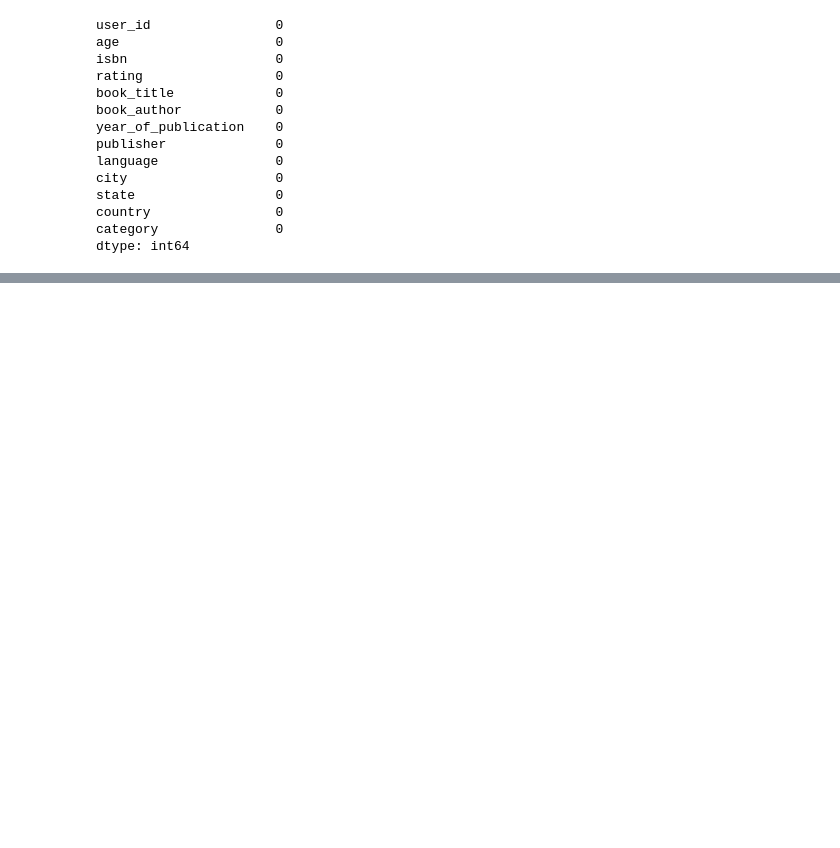
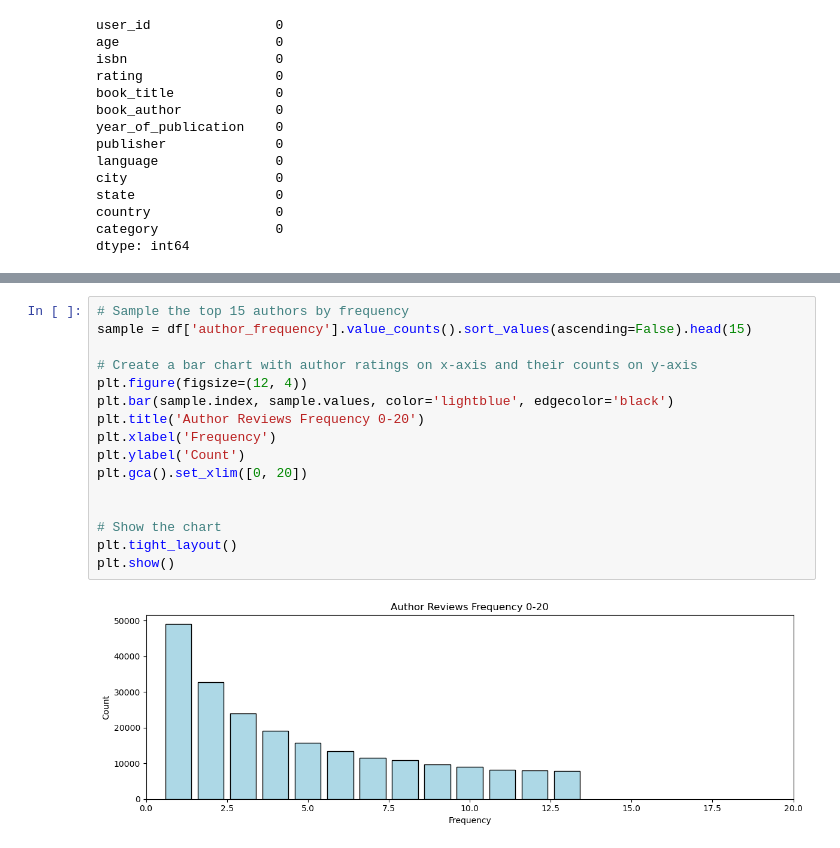
Before and after one commit to DiegoFA1/oct2024_capstone, a Jupyter notebook: notebooks/Preprocessing.ipynb, the cells around one changed output, grey strips where cells are left out. Drawn from its saved outputs; the diff is of its cells as text; blank space fills up the shorter version.

```diff
--- a/notebooks/Preprocessing.ipynb
+++ b/notebooks/Preprocessing.ipynb
@@ -66,0 +335,18 @@ As we can see, even though our data is clean, we are dealing with a large number
+# %%
+# Sample the top 15 authors by frequency
+sample = df['author_frequency'].value_counts().sort_values(ascending=False).head(15)
+
+# Create a bar chart with author ratings on x-axis and their counts on y-axis
+plt.figure(figsize=(12, 4))
+plt.bar(sample.index, sample.values, color='lightblue', edgecolor='black')
+plt.title('Author Reviews Frequency 0-20')
+plt.xlabel('Frequency')
+plt.ylabel('Count')
+plt.gca().set_xlim([0, 20])
+
+
+# Show the chart
+plt.tight_layout()
+plt.show()
+# %% [output]
+[figure, added]
```
Also changed, not shown: parts of 123 cells of this notebook, 4 other files.
